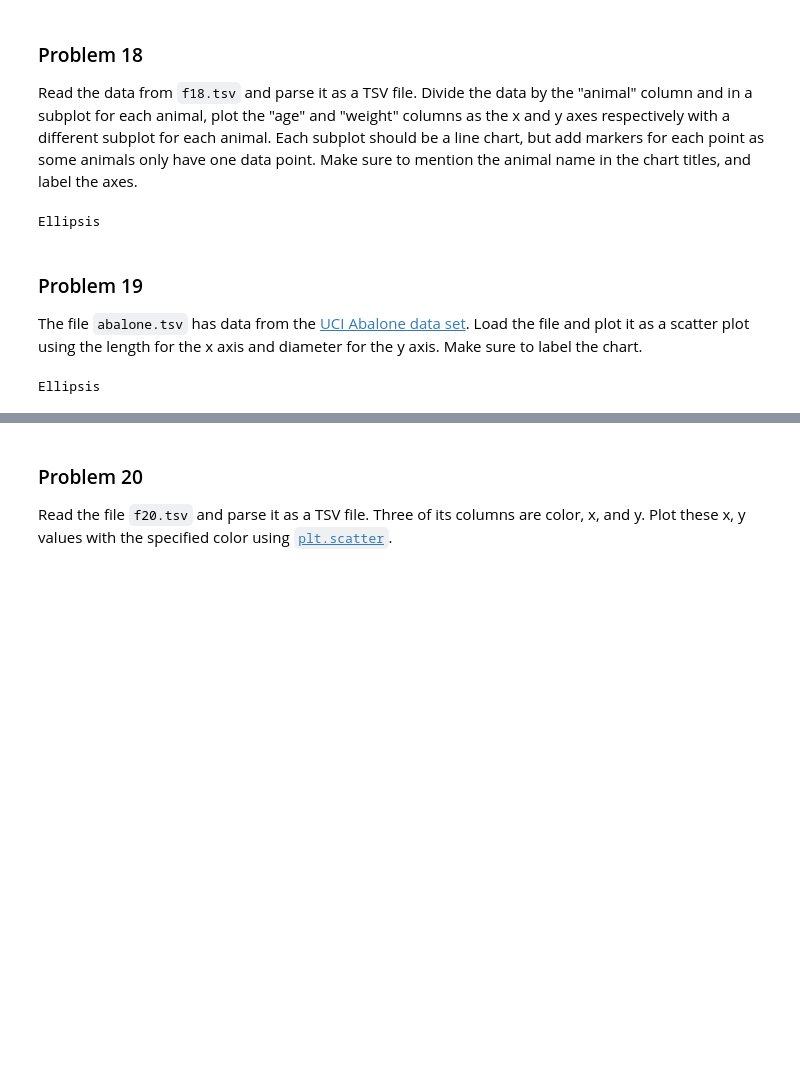
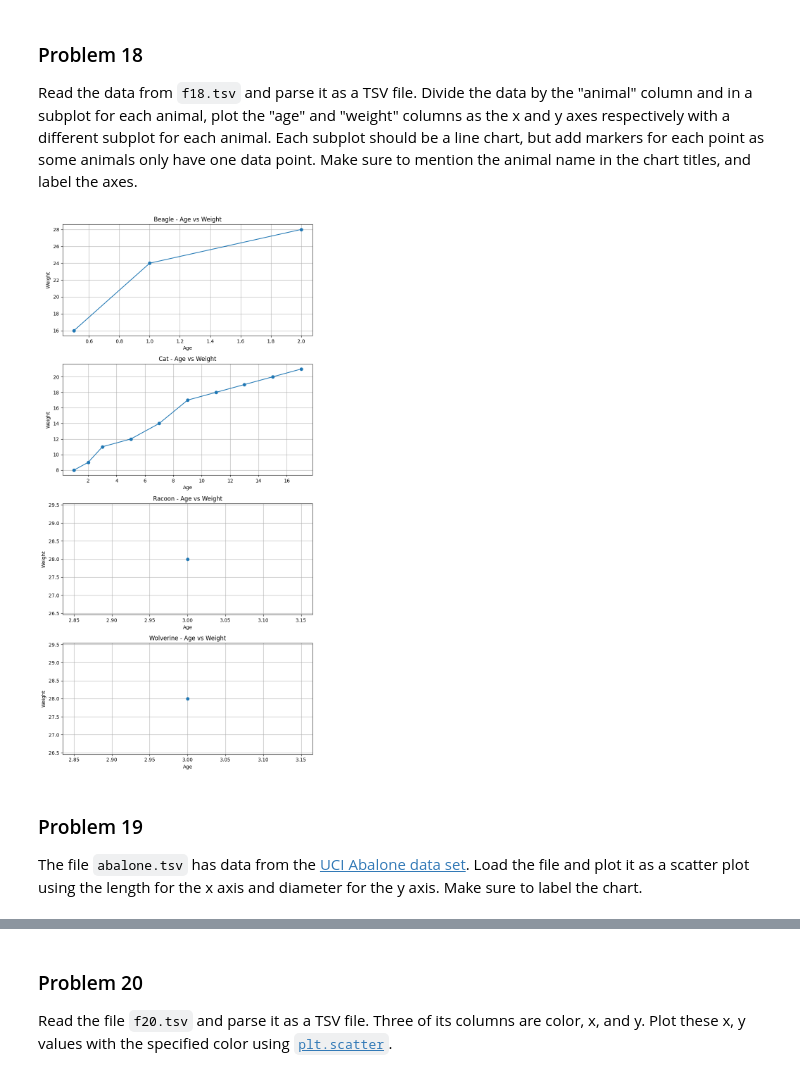
Before and after one commit to egarr831/dx602-homework-05, a Jupyter notebook: homework.ipynb, the cells around one changed output, grey strips where cells are left out. Saved outputs shown, nothing was run; the diff lists cells and outputs as text; code cells hidden in the pictures; blank space fills up the shorter version.

```diff
--- a/homework.ipynb
+++ b/homework.ipynb
@@ -507,21 +524,45 @@ Read the data from `f18.tsv` and parse it as a TSV file.
 Divide the data by the "animal" column and in a subplot for each animal, plot the "age" and "weight" columns as the x and y axes respectively with a different subplot for each animal.
 Each subplot should be a line chart, but add markers for each point as some animals only have one data point.
 Make sure to mention the animal name in the chart titles, and label the axes.
-# %%
-# YOUR CHANGES HERE
-
-...
-# %% [output]
-Ellipsis
+# %%
+# YOUR CHANGES HERE
+import csv
+from collections import defaultdict
+
+data = defaultdict(list)
+with open("f18.tsv", newline='') as file:
+    reader = csv.DictReader(file, delimiter='\t')
+    for row in reader:
+        try:
+            age = float(row["age"])
+            weight = float(row["weight"])
+            animal = row["animal"]
+            data[animal].append((age, weight))
+        except (ValueError, KeyError):
+            continue
+
+num_animals = len(data)
+plt.figure(figsize=(8, 4 * num_animals))
+
+for i, (animal, points) in enumerate(data.items(), start=1):
+    points.sort()
+    ages = [pt[0] for pt in points]
+    weights = [pt[1] for pt in points]
+
+    plt.subplot(num_animals, 1, i)
+    plt.plot(ages, weights, marker='o', linestyle='-')
+    plt.title(f"{animal.capitalize()} - Age vs Weight")
+    plt.xlabel("Age")
+    plt.ylabel("Weight")
+    plt.grid(True)
+
+plt.tight_layout()
+plt.show()
+# %% [output]
+[figure, added]
 # %% [markdown]
 ### Problem 19
 
 The file `abalone.tsv` has data from the [UCI Abalone data set](https://archive.ics.uci.edu/dataset/1/abalone).
 Load the file and plot it as a scatter plot using the length for the x axis and diameter for the y axis.
 Make sure to label the chart.
-# %%
-# YOUR CHANGES HERE
-
-...
-# %% [output]
-Ellipsis
```
Also changed, not shown: parts of 10 cells of this notebook.
